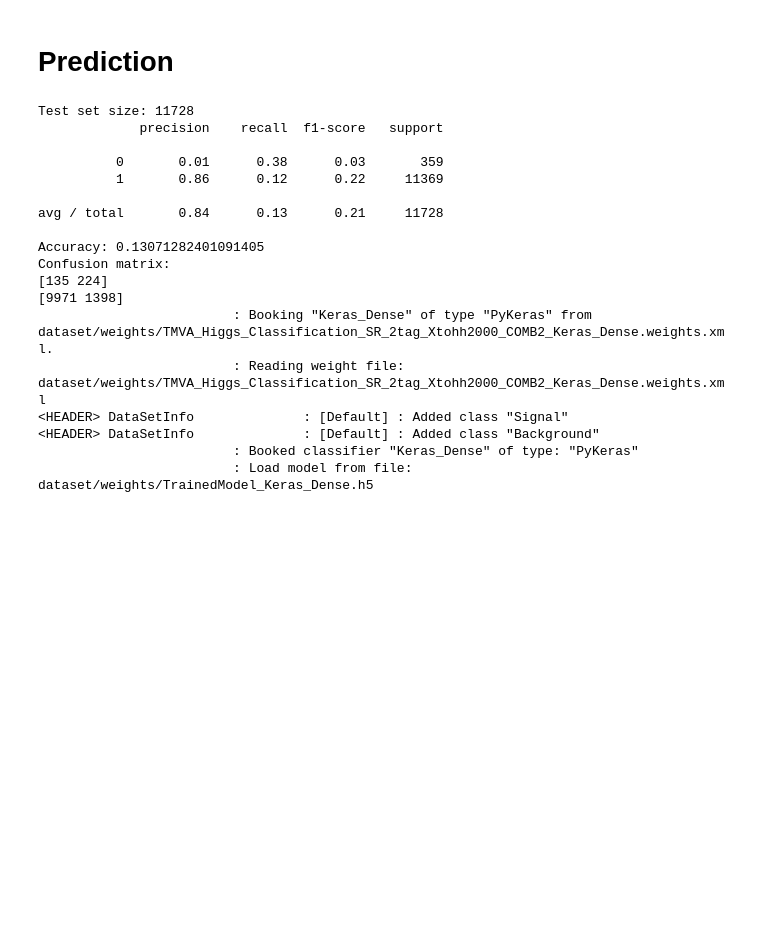
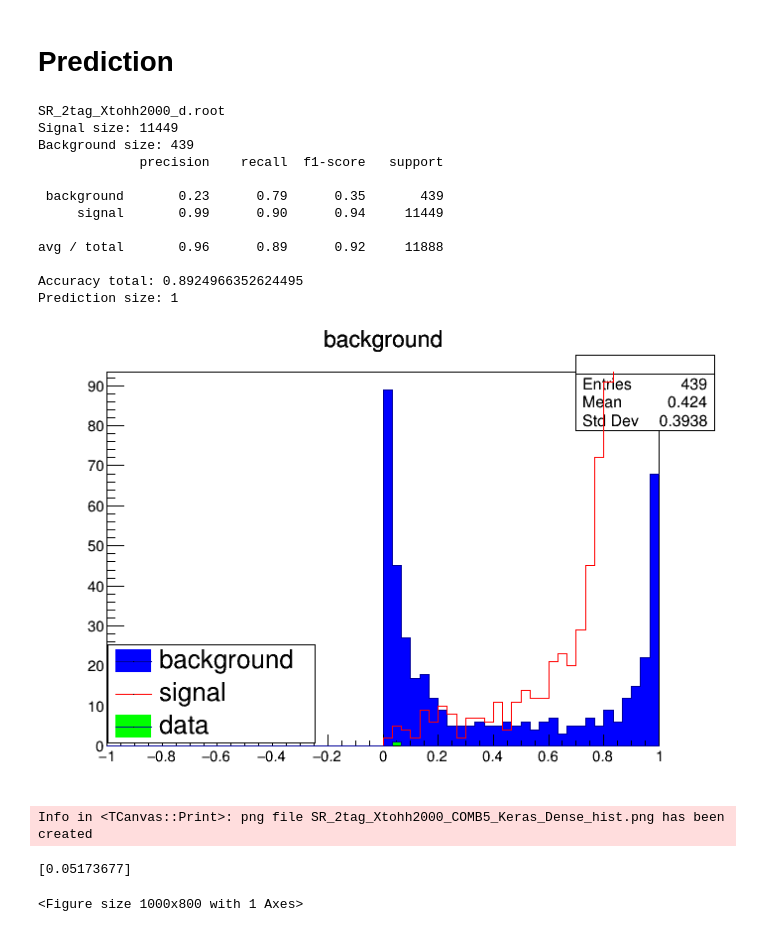
Before and after one commit to arodel21/Boosted_Di-Higgs_Identification, a Jupyter notebook: notebooks/Di-Higgs/Testing_DNN_new.ipynb, the cells around one changed output. Cells and saved outputs as stored; diff of their text form; code cells hidden in the pictures; blank space fills up the shorter version.

```diff
--- a/notebooks/Di-Higgs/Testing_DNN_new.ipynb
+++ b/notebooks/Di-Higgs/Testing_DNN_new.ipynb
@@ -67,13 +64,13 @@ def filter_region(file, region, signal):
 # %% [markdown]
 data.root has unlabeled data points (called data) and fakes points. For the background training we'll use only the fakes points.
 # %%
-signal_tree, signal_file, backg_tree, backg_file, data_tree, data_file = filter_region("all_1000.root", "SR_2tag", "Xtohh1000")
+signal_tree, signal_file, backg_tree, backg_file, data_tree, data_file = filter_region("all_1000.root", "SR_1tag", "Xtohh1000")
 
 outputFile = ROOT.TFile.Open("Higgs_ClassificationOutput.root", "RECREATE")
 
 # Factory
 factory = ROOT.TMVA.Factory("TMVA_Higgs_Classification", outputFile,
-                      "!V:ROC:Silent:Color:!DrawProgressBar:AnalysisType=Classification" )
+                      "!V:ROC:!Silent:Color:!DrawProgressBar:AnalysisType=Classification" )
 
 #signal_tree.Print()
 # %% [markdown]
@@ -412,10 +420,10 @@ model_input_path = "dnn_model2.csv"
 model_input = get_params(model_input_path)
 model_name = "model_dense.h5"
 # %%
-#params_ = "H:!V:VarTransform=N_AllClasses:FilenameModel=model_dense.h5:NumEpochs=300:BatchSize=64:TriesEarlyStopping=10"
-#model_input_ = "3,20,2,he_uniform,relu,selu,softmax"
-#comp_params_ = "binary_crossentropy,binary_accuracy"
-#training_ = "nTrain_Signal=80%:nTrain_Background=70%:SplitMode=Random:NormMode=NumEvents:!V"
-#model_name_ = "model_dense.h5"
-#comb = "COMB5"
-#DNN(params_, training_, model_input_, comp_params_, model_name_, configs[17], comb)
+params_ = "H:!V:VarTransform=N_AllClasses:FilenameModel=model_dense.h5:NumEpochs=300:BatchSize=64:TriesEarlyStopping=10"
+model_input_ = "3,20,2,he_uniform,relu,elu,softmax"
+comp_params_ = "binary_crossentropy,binary_accuracy"
+training_ = "nTrain_Signal=8014:nTrain_Background=351:SplitMode=Random:NormMode=NumEvents:!V"
+model_name_ = "model_dense.h5"
+comb = "COMB5"
+DNN(params_, training_, model_input_, comp_params_, model_name_, configs[17], comb)
@@ -552,7 +596,7 @@ def predict(config, type_signal, methodName, sep, comb):
 
     display(Image(filename=img_file))
 
-    return prediction
+    return prediction, d_vout[0]
 # %%
 import struct
 
@@ -611,26 +655,41 @@ def predict_test(config, type_signal, methodName, sep, comb):
 # %%
 config = "SR_2tag"
 type_signal = "Xtohh2000"
 methodName = "Keras_Dense"
-sep = 0.5
-comb = "COMB2"
-asd = predict_test(config, type_signal, methodName, sep, comb)
+sep = 0.934
+comb = "COMB5"
+pred, score = predict(config, type_signal, methodName, sep, comb)
 # %% [output]
-Test set size: 11728
+SR_2tag_Xtohh2000_d.root
+Signal size: 11449
+Background size: 439
              precision    recall  f1-score   support
 
-          0       0.01      0.38      0.03       359
-          1       0.86      0.12      0.22     11369
+ background       0.23      0.79      0.35       439
+     signal       0.99      0.90      0.94     11449
 
-avg / total       0.84      0.13      0.21     11728
+avg / total       0.96      0.89      0.92     11888
 
-Accuracy: 0.13071282401091405
-Confusion matrix:
-[135 224]
-[9971 1398]
-                         : Booking "Keras_Dense" of type "PyKeras" from dataset/weights/TMVA_Higgs_Classification_SR_2tag_Xtohh2000_COMB2_Keras_Dense.weights.xml.
-                         : Reading weight file: dataset/weights/TMVA_Higgs_Classification_SR_2tag_Xtohh2000_COMB2_Keras_Dense.weights.xml
-<HEADER> DataSetInfo              : [Default] : Added class "Signal"
-<HEADER> DataSetInfo              : [Default] : Added class "Background"
-                         : Booked classifier "Keras_Dense" of type: "PyKeras"
-                         : Load model from file: dataset/weights/TrainedModel_Keras_Dense.h5
+Accuracy total: 0.8924966352624495
+Prediction size: 1
+[figure, added]
+Info in <TCanvas::Print>: png file SR_2tag_Xtohh2000_COMB5_Keras_Dense_hist.png has been created
+# %%
+print(score)
+# %% [output]
+[0.05173677]
+# %%
+import matplotlib.pyplot as plt
+
+score_s = [i for i in score if i > 0.934]
+score_b = [i for i in score if i <= 0.934]
+
+plt.figure(figsize=[10,8])
+plt.hist([score_s, score_b], color=['green', 'red'], bins=30)
+plt.xlabel("DNN Score", fontsize=15)
+plt.ylabel("Frequency", fontsize=15)
+plt.title('Real Data Prediction with DNN in '+config+"_"+type_signal, fontsize=20)
+plt.savefig(config+"_"+type_signal+"_DNN_pred.png")
+plt.show()
+# %% [output]
+<Figure size 1000x800 with 1 Axes>
```
Also changed, not shown: parts of 10 cells of this notebook, 1 other file.
